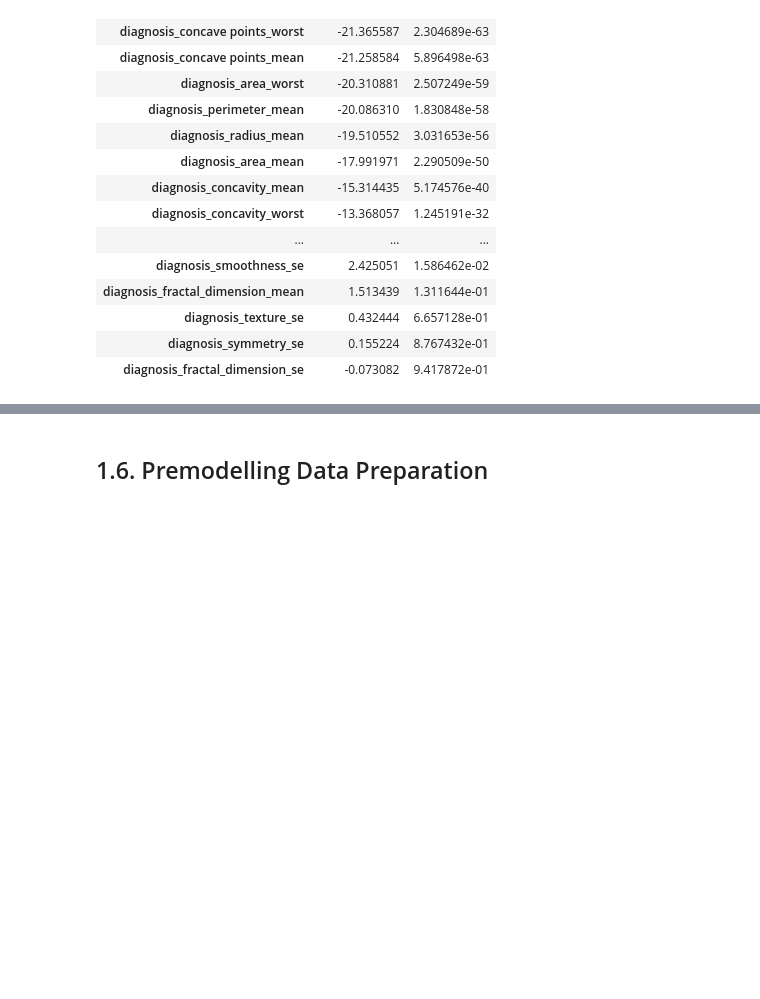
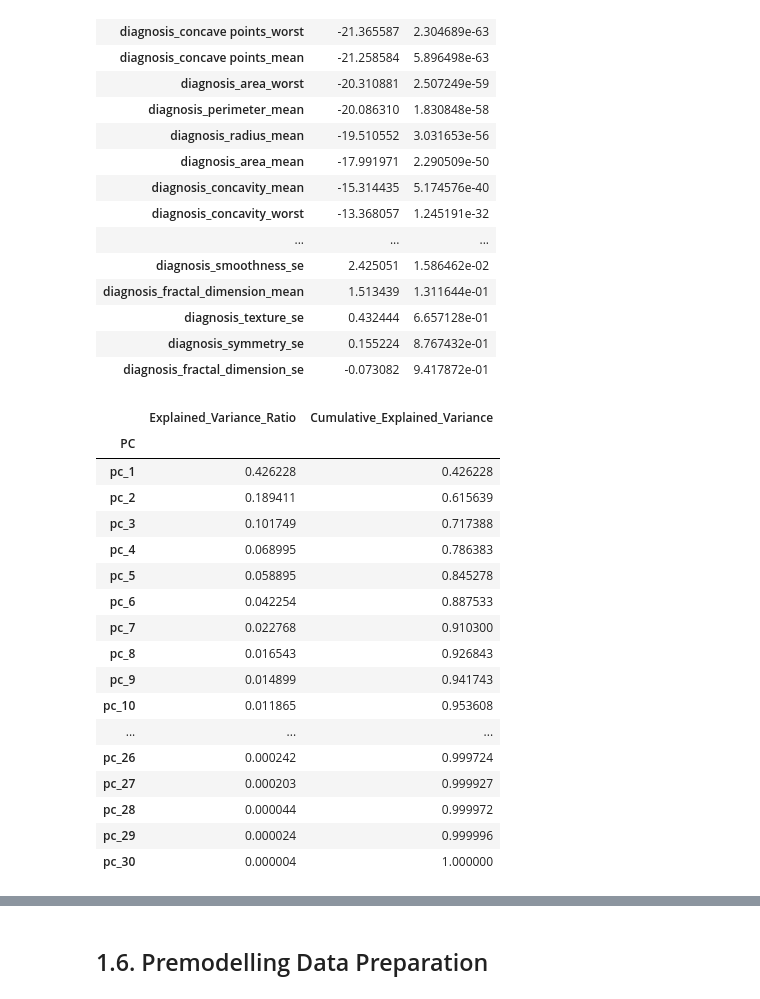
Before and after one commit to JohnPaulinePineda/Portfolio_Project_63, a Jupyter notebook: codes/DetectingAndAnalyzingMachineLearningModelDriftUsingOpenSourceMonitoringTools.ipynb, the cells around one changed output, grey strips where cells are left out. Drawn from its saved outputs; the diff is of its cells as text; code cells hidden in the pictures; blank space fills up the shorter version.

```diff
--- a/codes/DetectingAndAnalyzingMachineLearningModelDriftUsingOpenSourceMonitoringTools.ipynb
+++ b/codes/DetectingAndAnalyzingMachineLearningModelDriftUsingOpenSourceMonitoringTools.ipynb
@@ -1501,3 +1540,66 @@ display(breast_cancer_train_numeric_hypothesistesting_summary.sort_values(by=['T
 | diagnosis_texture_se | 0.432444 | 6.657128e-01 |
 | diagnosis_symmetry_se | 0.155224 | 8.767432e-01 |
 | diagnosis_fractal_dimension_se | -0.073082 | 9.417872e-01 |
+# %%
+##################################
+# Exploring a feature extraction approach
+# using Principal Component Analysis
+# to address the high number of correlated predictors
+# noted with high skewness and outlier ratio
+##################################
+# Standardizing predictors to address
+# differences in scaling
+##################################
+scaler = StandardScaler()
+breast_cancer_train_numeric_scaled = scaler.fit_transform(breast_cancer_train_numeric)
+breast_cancer_train_numeric_scaled = pd.DataFrame(breast_cancer_train_numeric_scaled,
+                                                  columns=breast_cancer_train_numeric.columns,
+                                                  index=breast_cancer_train_numeric.index)
+# %%
+##################################
+# Conducting Principal Component Analysis
+# on the standardized predictors
+##################################
+n_components = breast_cancer_train_numeric_scaled.shape[1]
+pca = PCA(n_components=n_components, svd_solver='full', random_state=987654321)
+breast_cancer_train_numeric_scaled_pcs = pca.fit_transform(breast_cancer_train_numeric_scaled)
+# %%
+##################################
+# Consolidating the principal components
+# into a dataframe and reattaching
+# the diagnosis target column
+##################################
+pc_cols = [f'pc_{i+1}' for i in range(n_components)]
+breast_cancer_train_numeric_scaled_pcs = pd.DataFrame(breast_cancer_train_numeric_scaled_pcs, columns=pc_cols, index=breast_cancer_train_numeric_scaled.index)
+breast_cancer_train_pcs = pd.concat([breast_cancer_train[['diagnosis']].copy(), breast_cancer_train_numeric_scaled_pcs], axis=1)
+# %%
+##################################
+# Consolidating the explained variance ratio
+# for the principal components
+##################################
+explained_variance_ratio = pca.explained_variance_ratio_
+explained_variance_ratio_summary = pd.DataFrame({
+    'PC': pc_cols,
+    'Explained_Variance_Ratio': explained_variance_ratio,
+    'Cumulative_Explained_Variance': np.cumsum(explained_variance_ratio)
+}).set_index('PC')
+display(explained_variance_ratio_summary)
+# %% [output]
+|  | Explained_Variance_Ratio | Cumulative_Explained_Variance |
+| PC |  |  |
+| pc_1 | 0.426228 | 0.426228 |
+| pc_2 | 0.189411 | 0.615639 |
+| pc_3 | 0.101749 | 0.717388 |
+| pc_4 | 0.068995 | 0.786383 |
+| pc_5 | 0.058895 | 0.845278 |
+| pc_6 | 0.042254 | 0.887533 |
+| pc_7 | 0.022768 | 0.910300 |
+| pc_8 | 0.016543 | 0.926843 |
+| pc_9 | 0.014899 | 0.941743 |
+| pc_10 | 0.011865 | 0.953608 |
+| ... | ... | ... |
+| pc_26 | 0.000242 | 0.999724 |
+| pc_27 | 0.000203 | 0.999927 |
+| pc_28 | 0.000044 | 0.999972 |
+| pc_29 | 0.000024 | 0.999996 |
+| pc_30 | 0.000004 | 1.000000 |
```
Also changed, not shown: parts of 4 cells of this notebook, 1 other file.
